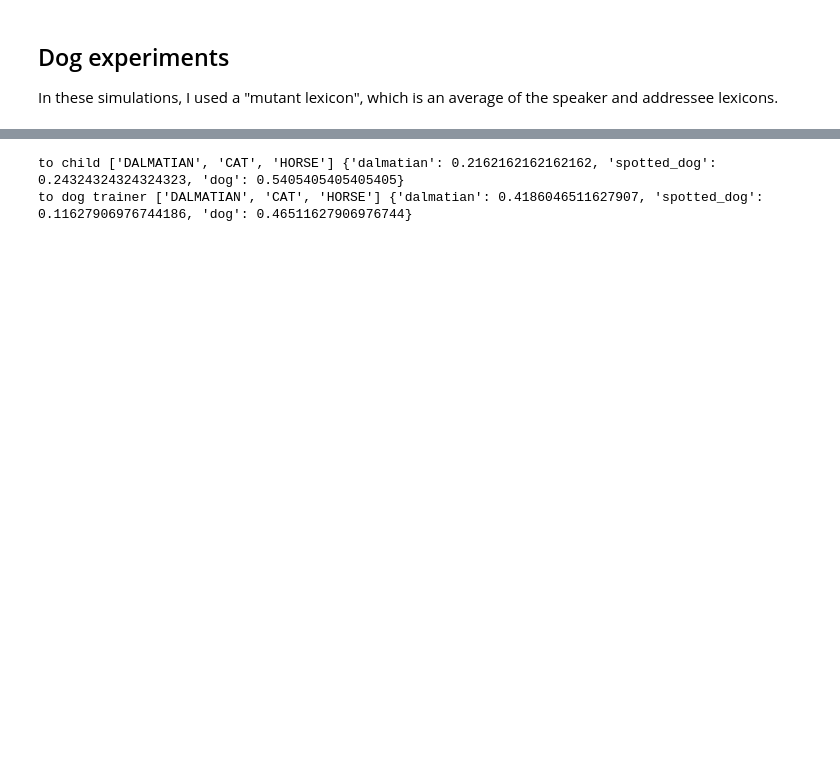
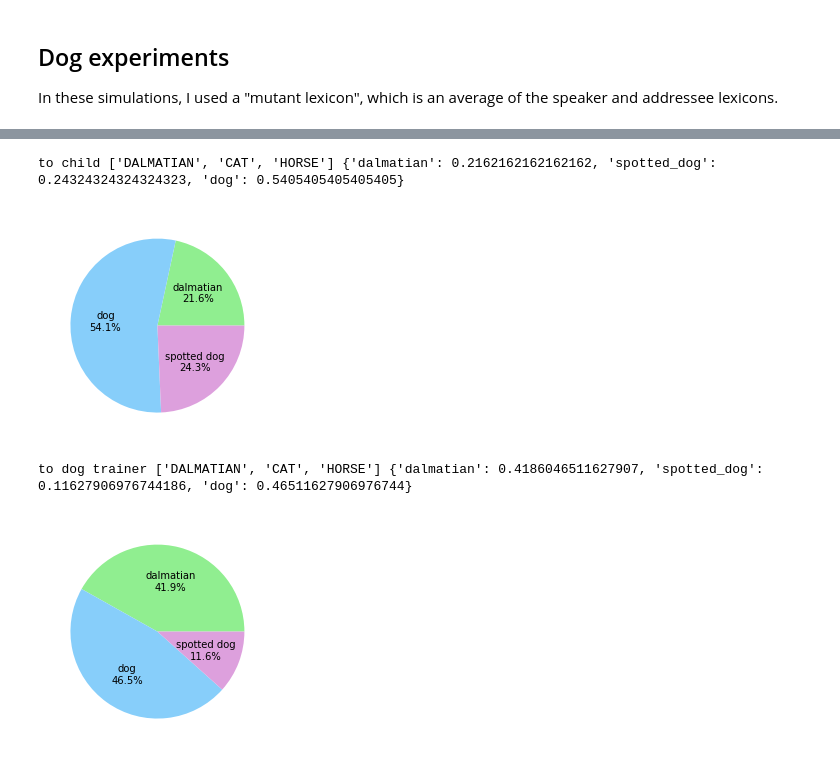
Before and after one commit to annak-k/vocabulary-mismatch-model, a Jupyter notebook: dog_experiments.ipynb, the cells around one changed output, grey strips where cells are left out. Drawn from its saved outputs; the diff is of its cells as text; code cells hidden in the pictures; blank space fills up the shorter version.

```diff
--- a/dog_experiments.ipynb
+++ b/dog_experiments.ipynb
@@ -20,12 +29,19 @@ to dog trainer ['DALMATIAN', 'CAT', 'HORSE'] {'dalmatian': 0.375, 'spotted_dog':
 # %%
 # With length cost
 context1 = ["DALMATIAN", "CAT", "HORSE"]
 
-print("to child", context1, adult_agent.produce_matrix_mutant(context1, child_agent, length_cost=True))
-print("to dog trainer", context1, adult_agent.produce_matrix_mutant(context1, dog_trainer_agent, length_cost=True))
+to_child = adult_agent.produce_matrix_mutant(context1, child_agent, length_cost=True)
+print("to child", context1, to_child)
+visualizations.make_pie_plot(to_child)
+
+to_dog_trainer = adult_agent.produce_matrix_mutant(context1, dog_trainer_agent, length_cost=True)
+print("to dog trainer", context1, to_dog_trainer)
+visualizations.make_pie_plot(to_dog_trainer)
 # %% [output]
 to child ['DALMATIAN', 'CAT', 'HORSE'] {'dalmatian': 0.2162162162162162, 'spotted_dog': 0.24324324324324323, 'dog': 0.5405405405405405}
-to dog trainer ['DALMATIAN', 'CAT', 'HORSE'] {'dalmatian': 0.4186046511627907, 'spotted_dog': 0.11627906976744186, 'dog': 0.46511627906976744}
+[figure, added]
+to dog trainer ['DALMATIAN', 'CAT', 'HORSE'] {'dalmatian': 0.4186046511627907, 'spotted_dog': 0.11627906976744186, 'dog': 0.46511627906976744}
+[figure, added]
 # %%
 # Without length cost
 
```
Also changed, not shown: parts of 5 cells of this notebook, 2 other files.
